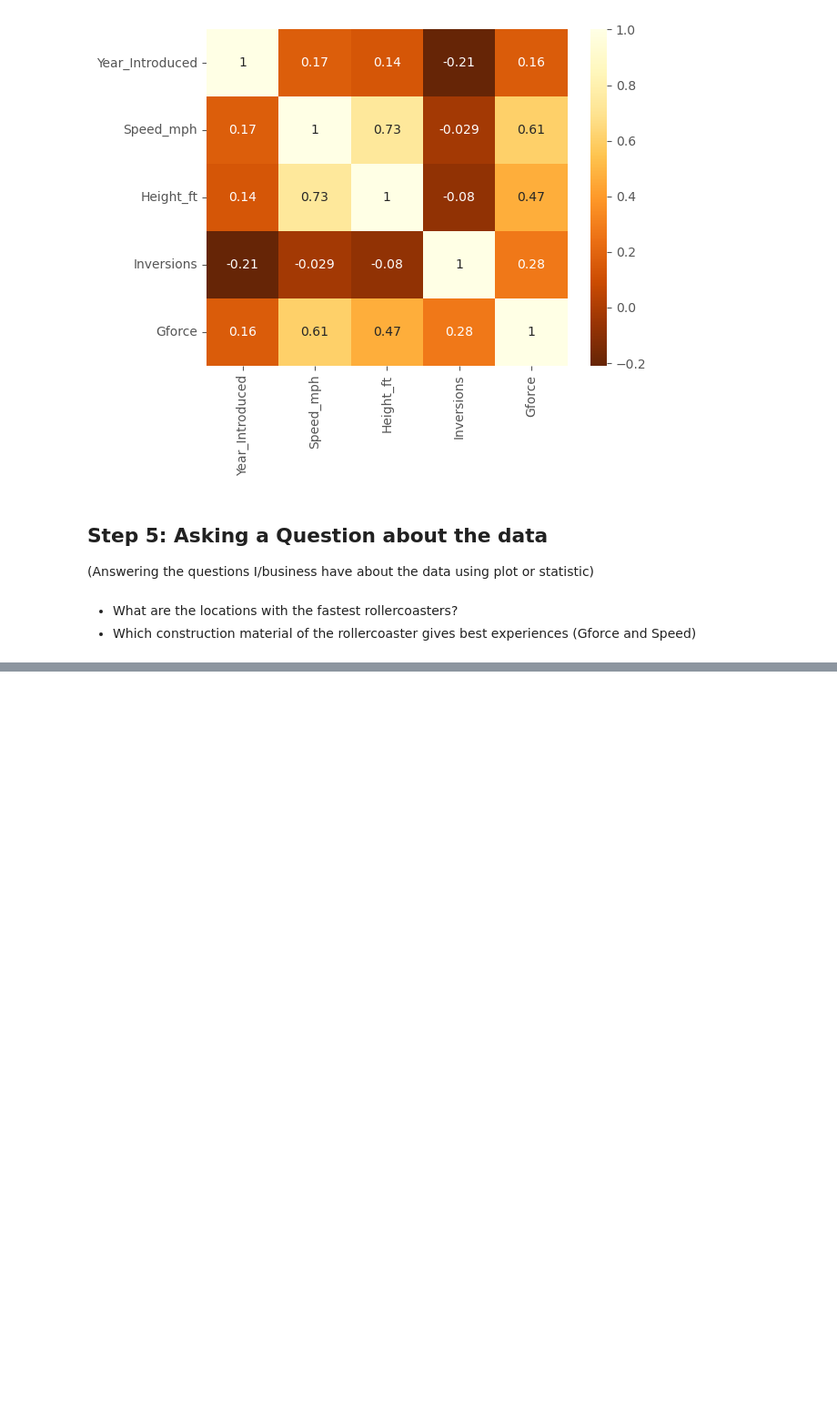
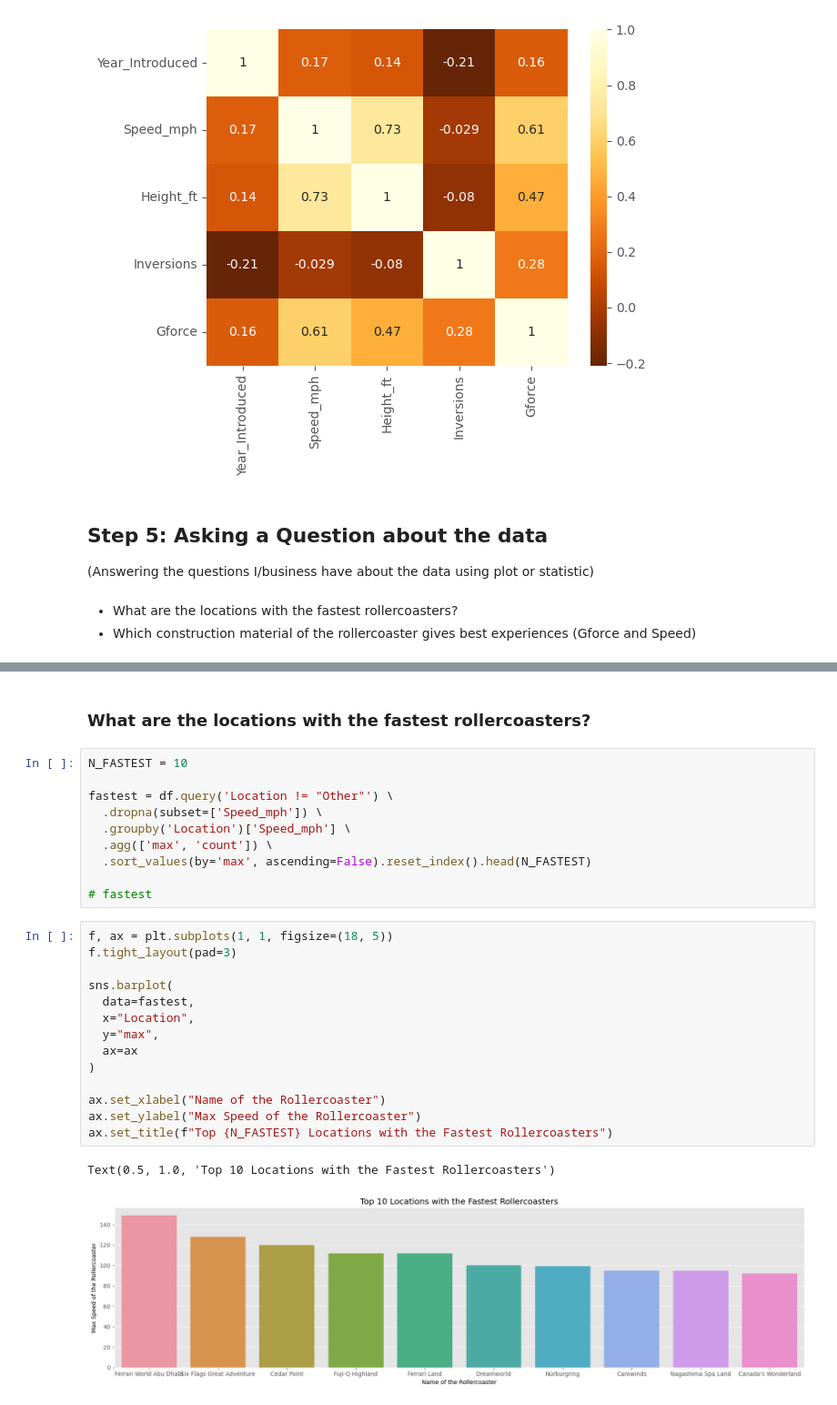
Before and after one commit to Pawcharz/Statistics-Analysis-Playground, a Jupyter notebook: rollercoaster/exploratory-data-analysis.ipynb, the cells around one changed output, grey strips where cells are left out. Shown at 91% size. Saved outputs shown, nothing was run; the diff lists cells and outputs as text; blank space fills up the shorter version.

Commit message:
Find locations with the fastest rollercoasters

```diff
--- a/rollercoaster/exploratory-data-analysis.ipynb
+++ b/rollercoaster/exploratory-data-analysis.ipynb
@@ -479,0 +439,29 @@ df.head()
+# %% [markdown]
+### What are the locations with the fastest rollercoasters?
+# %%
+N_FASTEST = 10
+
+fastest = df.query('Location != "Other"') \
+  .dropna(subset=['Speed_mph']) \
+  .groupby('Location')['Speed_mph'] \
+  .agg(['max', 'count']) \
+  .sort_values(by='max', ascending=False).reset_index().head(N_FASTEST)
+
+# fastest
+# %%
+f, ax = plt.subplots(1, 1, figsize=(18, 5))
+f.tight_layout(pad=3)
+
+sns.barplot(
+  data=fastest,
+  x="Location",
+  y="max",
+  ax=ax
+)
+
+ax.set_xlabel("Name of the Rollercoaster")
+ax.set_ylabel("Max Speed of the Rollercoaster")
+ax.set_title(f"Top {N_FASTEST} Locations with the Fastest Rollercoasters")
+# %% [output]
+Text(0.5, 1.0, 'Top 10 Locations with the Fastest Rollercoasters')
+[figure, added]
```
Also changed, not shown: parts of 6 cells of this notebook.
